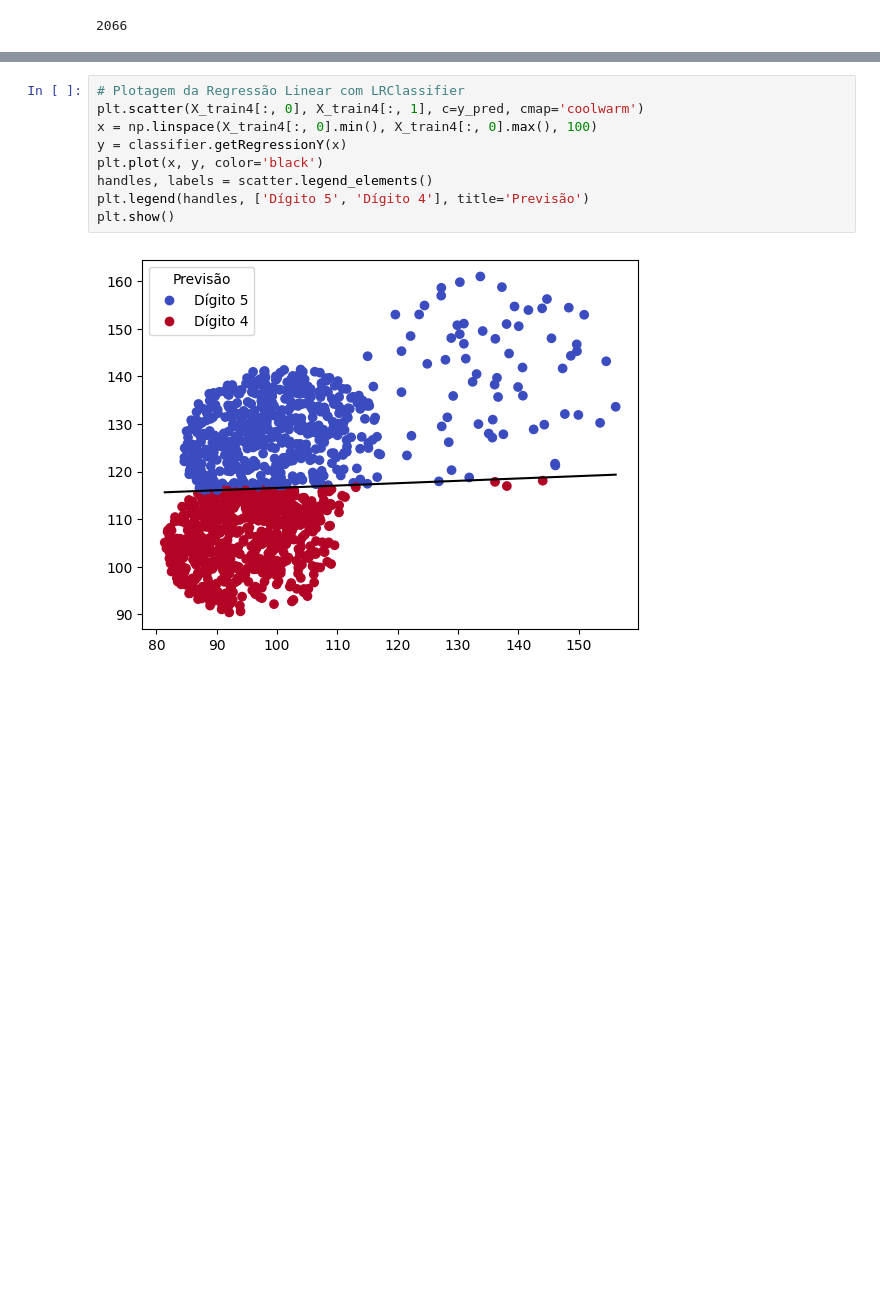
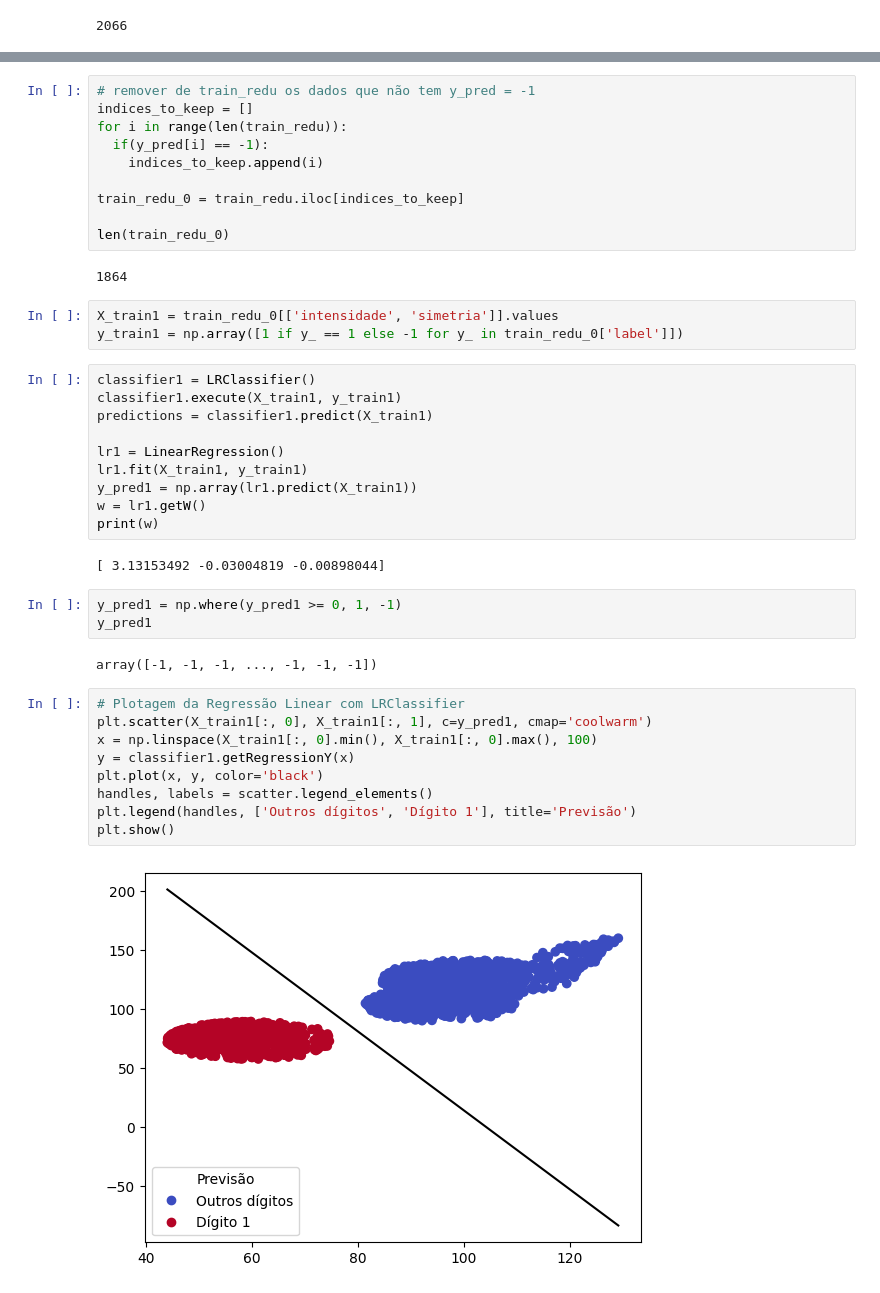
Before and after one commit to mariabandeira/Reconhecimento-de-Digitos, a Jupyter notebook: MiniProjeto_ML.ipynb, the cells around one changed output, grey strips where cells are left out. Cells and saved outputs as stored; diff of their text form; blank space fills up the shorter version.

Commit message:
um contra todos: linear regression e perceptron

```diff
--- a/MiniProjeto_ML.ipynb
+++ b/MiniProjeto_ML.ipynb
@@ -764,11 +631,43 @@ array([-1, -1, -1, ..., -1, -1, -1])
-# %%
-# Plotagem da Regressão Linear com LRClassifier
-plt.scatter(X_train4[:, 0], X_train4[:, 1], c=y_pred, cmap='coolwarm')
-x = np.linspace(X_train4[:, 0].min(), X_train4[:, 0].max(), 100)
-y = classifier.getRegressionY(x)
-plt.plot(x, y, color='black')
-handles, labels = scatter.legend_elements()
-plt.legend(handles, ['Dígito 5', 'Dígito 4'], title='Previsão')
-plt.show()
-# %% [output]
-[figure, removed]
+# %%
+# remover de train_redu os dados que não tem y_pred = -1
+indices_to_keep = []
+for i in range(len(train_redu)):
+  if(y_pred[i] == -1):
+    indices_to_keep.append(i)
+
+train_redu_0 = train_redu.iloc[indices_to_keep]
+
+len(train_redu_0)
+# %% [output]
+1864
+# %%
+X_train1 = train_redu_0[['intensidade', 'simetria']].values
+y_train1 = np.array([1 if y_ == 1 else -1 for y_ in train_redu_0['label']])
+# %%
+classifier1 = LRClassifier()
+classifier1.execute(X_train1, y_train1)
+predictions = classifier1.predict(X_train1)
+
+lr1 = LinearRegression()
+lr1.fit(X_train1, y_train1)
+y_pred1 = np.array(lr1.predict(X_train1))
+w = lr1.getW()
+print(w)
+# %% [output]
+[ 3.13153492 -0.03004819 -0.00898044]
+# %%
+y_pred1 = np.where(y_pred1 >= 0, 1, -1)
+y_pred1
+# %% [output]
+array([-1, -1, -1, ..., -1, -1, -1])
+# %%
+# Plotagem da Regressão Linear com LRClassifier
+plt.scatter(X_train1[:, 0], X_train1[:, 1], c=y_pred1, cmap='coolwarm')
+x = np.linspace(X_train1[:, 0].min(), X_train1[:, 0].max(), 100)
+y = classifier1.getRegressionY(x)
+plt.plot(x, y, color='black')
+handles, labels = scatter.legend_elements()
+plt.legend(handles, ['Outros dígitos', 'Dígito 1'], title='Previsão')
+plt.show()
+# %% [output]
+[figure, added]
```
Also changed, not shown: parts of 69 cells of this notebook.
